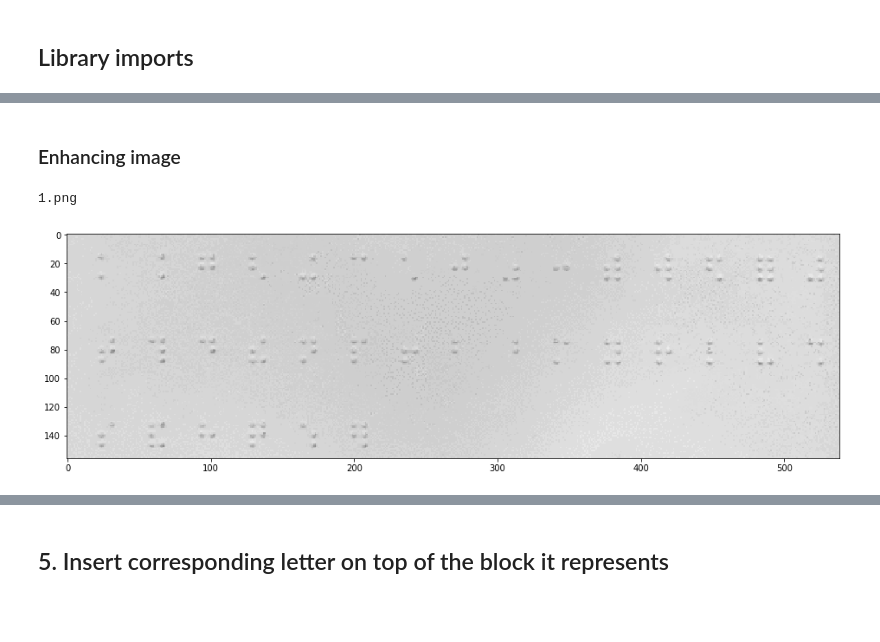
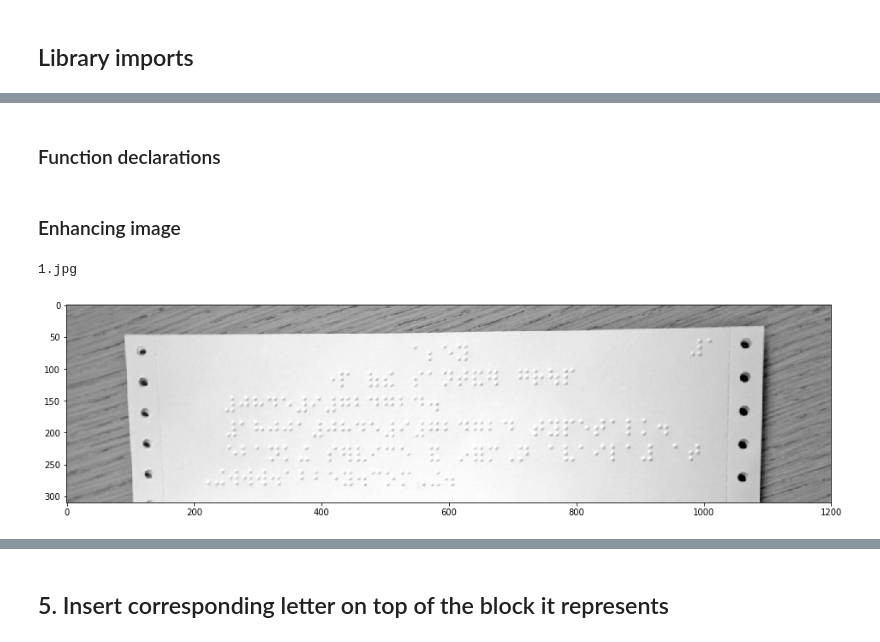
Before and after one commit to lucasturci/BrailleTextTranslator, a Jupyter notebook: FinalReport.ipynb, the cells around one changed output, grey strips where cells are left out. Saved outputs shown, nothing was run; the diff lists cells and outputs as text; code cells hidden in the pictures; blank space fills up the shorter version.

```diff
--- a/FinalReport.ipynb
+++ b/FinalReport.ipynb
@@ -29,3 +45,5 @@ from sklearn.model_selection import train_test_split
+# %% [markdown]
+### Function declarations
 # %%
 # Normalizes image pixels between 0 and 255
 def normalize(img):
@@ -45,7 +63,7 @@ def printImage(img):
 	plt.imshow(img, cmap="gray")
 
 # Median difference filter, highlights the shadow pixels
-def filter(I, n):
+def Filter(I, n):
 	m = n//2
 	J = np.empty(I.shape, dtype=np.float)
 	N, M = I.shape
@@ -70,34 +88,44 @@ def MeanFilter(I, n):
 			sub = I[i+m:(i+m+n), j+m:(j+m+n)]
 			J[i, j] = np.mean(np.ravel(sub)) # get mean of the linearized list
 	return J
+
+def RGBtoGrayScale(matrix):
+  # Transform RGB to gray scale
+  size = matrix.shape
+  for i in range(size[0]):
+    for j in range(size[1]):
+      matrix[i, j, 0] = matrix[i, j, 0] * 0.2989 + matrix[i, j, 1] * 0.5870 + matrix[i, j, 2] * 0.1140
+
+  matrix = matrix[:, :, 0:1].squeeze()
+
+  return matrix
+
+def ThresholdFilter(matrix, T=1):
+  size = matrix.shape
+  for i in range(size[0]):
+    for j in range(size[1]):
+      matrix[i, j] = 0 if matrix[i, j] < T else 1
+
+  return matrix
 # %% [markdown]
 ### Enhancing image
 # %%
+zf.ZipFile('media.zip').extractall()
+
 filename = "media/images/" + str(input()).rstrip() # filename of the input image
 image = imageio.imread(filename)
 matrix = np.array(image, copy=True, dtype=np.float)
 
 N, M, _ = matrix.shape
 
 sys.setrecursionlimit(10 * N * M)
 
-# Transform RGB to gray scale
-for i in range(N):
-	for j in range(M):
-		matrix[i, j, 0] = matrix[i, j, 0] * 0.2989 + matrix[i, j, 1] * 0.5870 + matrix[i, j, 2] * 0.1140
-
-matrix = matrix[:, :, 0:1].squeeze()
-
 # Plot original image
+matrix = RGBtoGrayScale(matrix)
 mat = matrix.astype(np.uint8)
 printNormalizedImage(mat)
 
 matrix = normalize(matrix)
-dots_matrix = filter(matrix, 21) # Applies filter to normalized matrix
-dots_matrix = normalize(dots_matrix)
-
-# Smooth image using mean filter, to reduce noise
-dots_matrix = MeanFilter(dots_matrix, 3)
 # %% [output]
-1.png
+1.jpg
-[figure, old version]
+[figure, new version]
```
Also changed, not shown: parts of 25 cells of this notebook.
